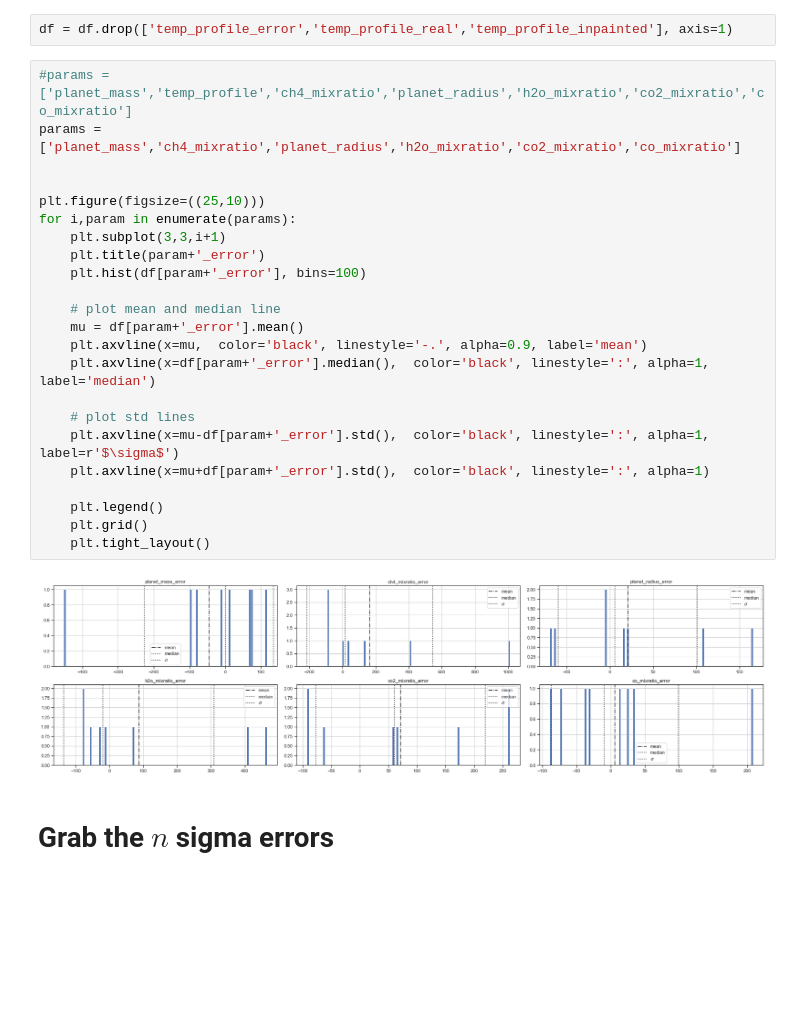
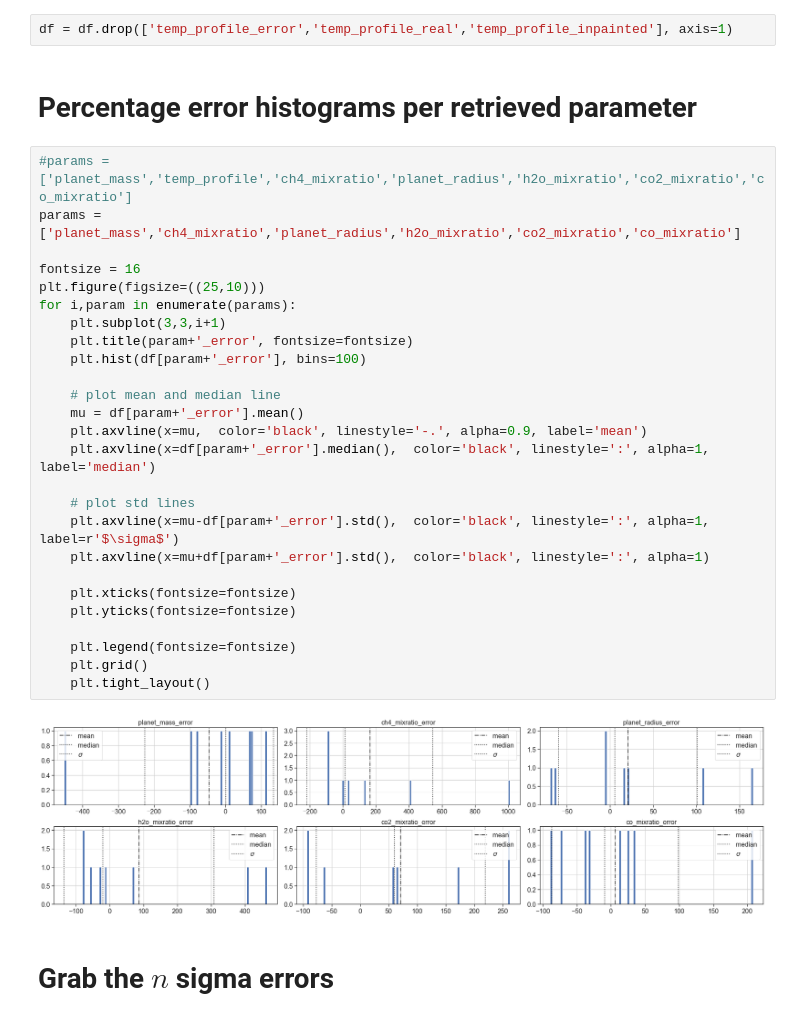
Before and after one commit to deKeijzer/SRON-DCGAN, a Jupyter notebook: notebooks/error analysis.ipynb, the cells around one changed output. Saved outputs shown, nothing was run; the diff lists cells and outputs as text; blank space fills up the shorter version.

```diff
--- a/notebooks/error analysis.ipynb
+++ b/notebooks/error analysis.ipynb
@@ -87,31 +87,36 @@ df.describe()
 8 rows × 21 columns
 # %%
 df = df.drop(['temp_profile_error','temp_profile_real','temp_profile_inpainted'], axis=1)
+# %% [markdown]
+# Percentage error histograms per retrieved parameter
 # %%
 #params = ['planet_mass','temp_profile','ch4_mixratio','planet_radius','h2o_mixratio','co2_mixratio','co_mixratio']
 params = ['planet_mass','ch4_mixratio','planet_radius','h2o_mixratio','co2_mixratio','co_mixratio']
 
-
+fontsize = 16
 plt.figure(figsize=((25,10)))
 for i,param in enumerate(params):
     plt.subplot(3,3,i+1)
-    plt.title(param+'_error')
+    plt.title(param+'_error', fontsize=fontsize)
     plt.hist(df[param+'_error'], bins=100)
 
     # plot mean and median line
     mu = df[param+'_error'].mean()
     plt.axvline(x=mu,  color='black', linestyle='-.', alpha=0.9, label='mean')
     plt.axvline(x=df[param+'_error'].median(),  color='black', linestyle=':', alpha=1, label='median')
 
     # plot std lines
     plt.axvline(x=mu-df[param+'_error'].std(),  color='black', linestyle=':', alpha=1, label=r'$\sigma$')
     plt.axvline(x=mu+df[param+'_error'].std(),  color='black', linestyle=':', alpha=1)
 
-    plt.legend()
+    plt.xticks(fontsize=fontsize)
+    plt.yticks(fontsize=fontsize)
+
+    plt.legend(fontsize=fontsize)
     plt.grid()
     plt.tight_layout()
 # %% [output]
-[figure, old version]
+[figure, new version]
 # %% [markdown]
 # Grab the $n$ sigma errors
 # %% [raw]
```
Also changed, not shown: parts of 4 cells of this notebook, 7 other files.
